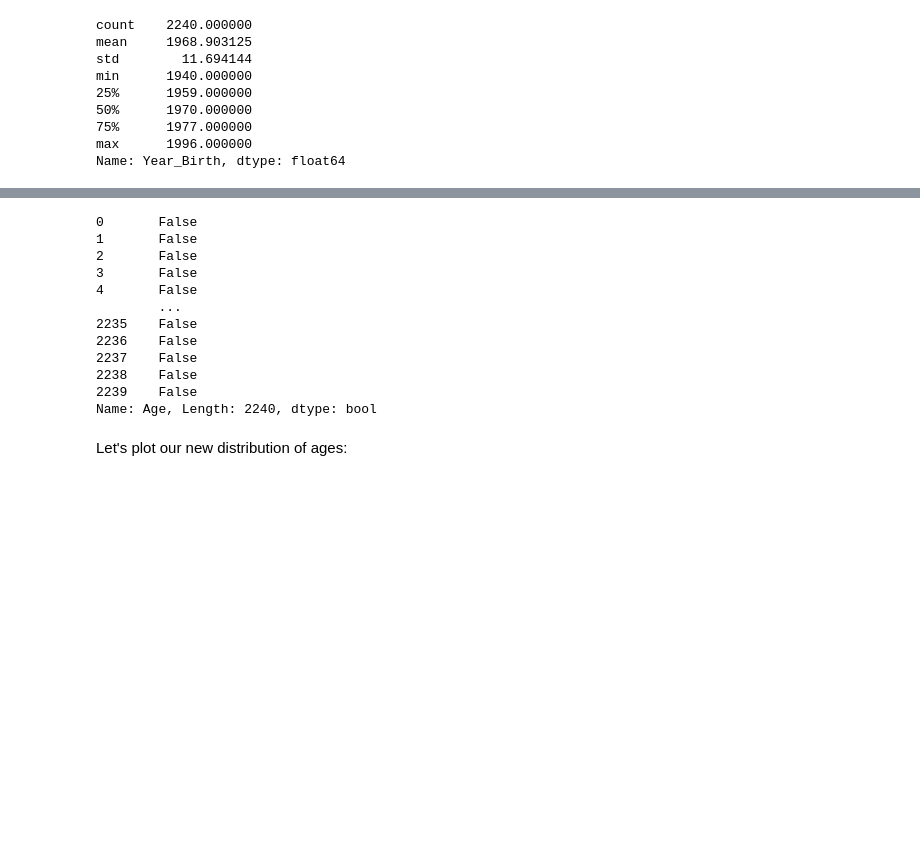
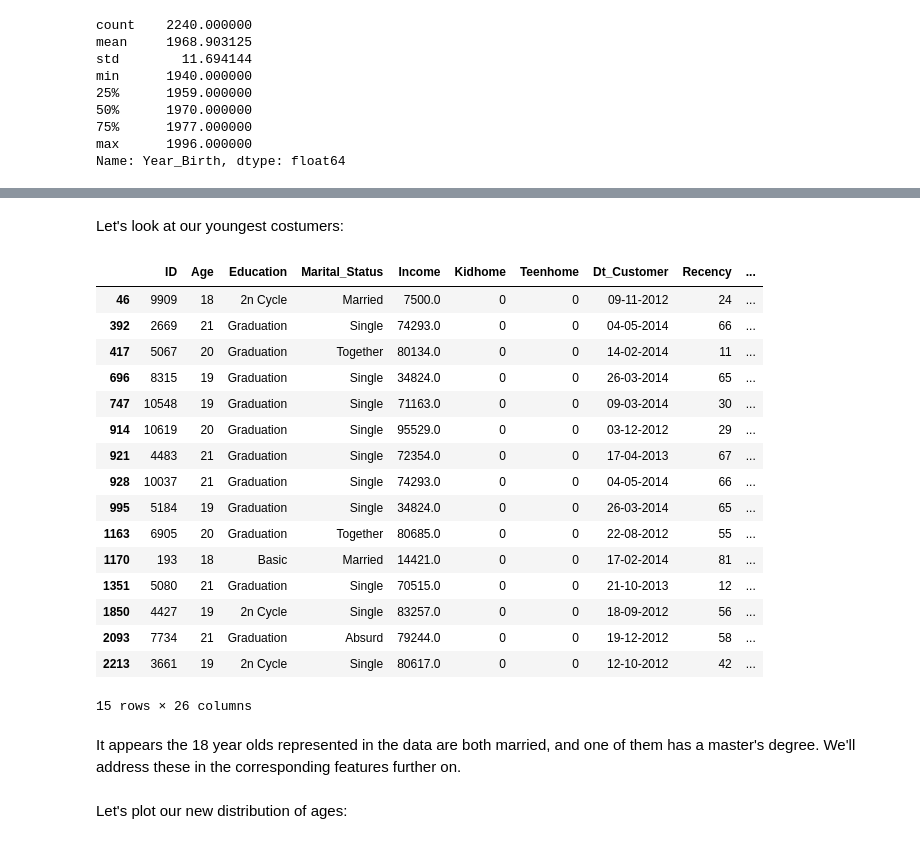
Before and after one commit to lauxpaux/CustomerSegmentation, a Jupyter notebook: customer_segmentation.ipynb, the cells around one changed output, grey strips where cells are left out. Saved outputs shown, nothing was run; the diff lists cells and outputs as text; code cells hidden in the pictures; blank space fills up the shorter version.

Commit message:
continued cleaning data

```diff
--- a/customer_segmentation.ipynb
+++ b/customer_segmentation.ipynb
@@ -367,20 +354,28 @@ max       121.000000
 Name: Age, dtype: float64
+# %% [markdown]
+Let's look at our youngest costumers:
 # %%
-youngest2 = (df['Age'] <= 21) == True
-youngest2
+df[df['Age'] <= 21]
 # %% [output]
+|  | ID | Age | Education | Marital_Status | Income | Kidhome | Teenhome | Dt_Customer | Recency | ... |
+| 46 | 9909 | 18 | 2n Cycle | Married | 7500.0 | 0 | 0 | 09-11-2012 | 24 | ... |
+| 392 | 2669 | 21 | Graduation | Single | 74293.0 | 0 | 0 | 04-05-2014 | 66 | ... |
+| 417 | 5067 | 20 | Graduation | Together | 80134.0 | 0 | 0 | 14-02-2014 | 11 | ... |
+| 696 | 8315 | 19 | Graduation | Single | 34824.0 | 0 | 0 | 26-03-2014 | 65 | ... |
+| 747 | 10548 | 19 | Graduation | Single | 71163.0 | 0 | 0 | 09-03-2014 | 30 | ... |
+| 914 | 10619 | 20 | Graduation | Single | 95529.0 | 0 | 0 | 03-12-2012 | 29 | ... |
+| 921 | 4483 | 21 | Graduation | Single | 72354.0 | 0 | 0 | 17-04-2013 | 67 | ... |
+| 928 | 10037 | 21 | Graduation | Single | 74293.0 | 0 | 0 | 04-05-2014 | 66 | ... |
+| 995 | 5184 | 19 | Graduation | Single | 34824.0 | 0 | 0 | 26-03-2014 | 65 | ... |
+| 1163 | 6905 | 20 | Graduation | Together | 80685.0 | 0 | 0 | 22-08-2012 | 55 | ... |
+| 1170 | 193 | 18 | Basic | Married | 14421.0 | 0 | 0 | 17-02-2014 | 81 | ... |
+| 1351 | 5080 | 21 | Graduation | Single | 70515.0 | 0 | 0 | 21-10-2013 | 12 | ... |
+| 1850 | 4427 | 19 | 2n Cycle | Single | 83257.0 | 0 | 0 | 18-09-2012 | 56 | ... |
+| 2093 | 7734 | 21 | Graduation | Absurd | 79244.0 | 0 | 0 | 19-12-2012 | 58 | ... |
+| 2213 | 3661 | 19 | 2n Cycle | Single | 80617.0 | 0 | 0 | 12-10-2012 | 42 | ... |
-0       False
-1       False
-2       False
-3       False
-4       False
-        ...
-2235    False
-2236    False
-2237    False
-2238    False
-2239    False
-Name: Age, Length: 2240, dtype: bool
+15 rows × 26 columns
+# %% [markdown]
+It appears the 18 year olds represented in the data are both married, and one of them has a master's degree. We'll address these in the corresponding features further on.
 # %% [markdown]
 Let's plot our new distribution of ages:
 # %%
```
Also changed, not shown: parts of 19 cells of this notebook.
